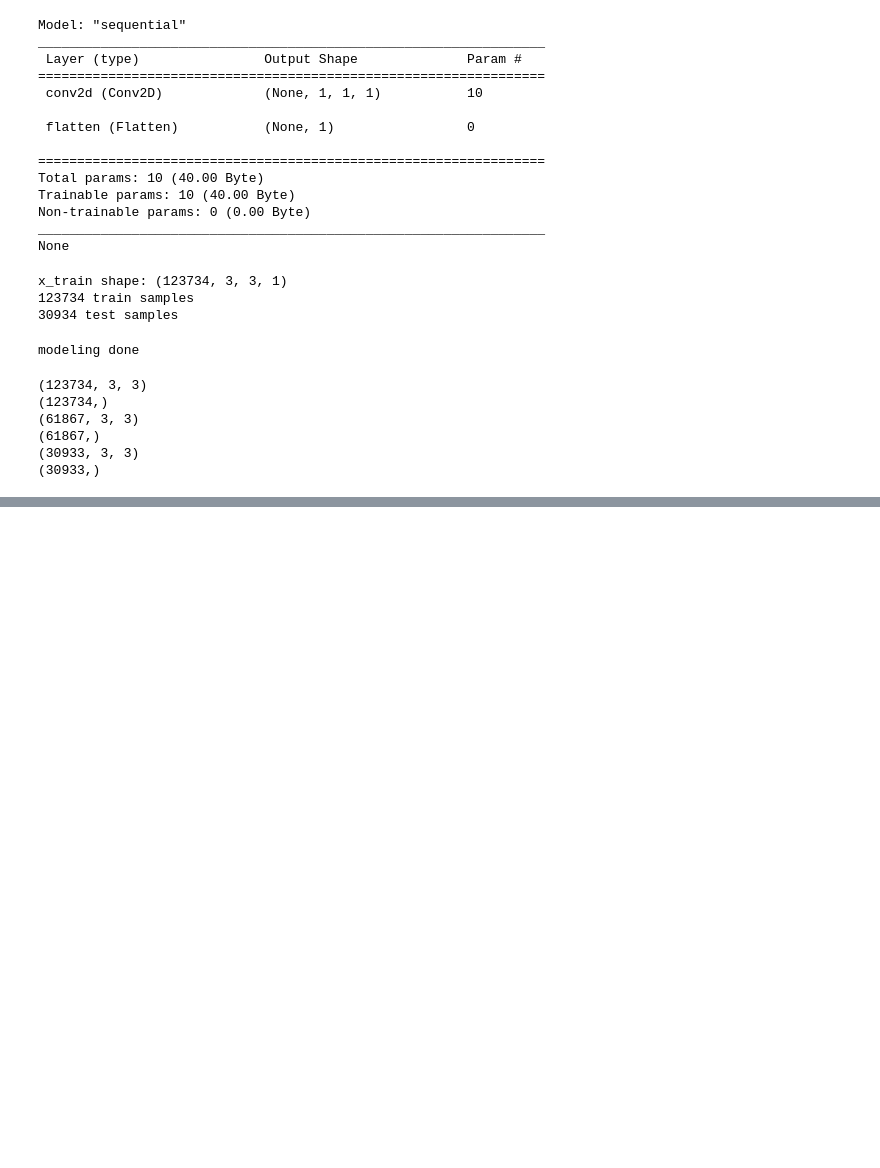
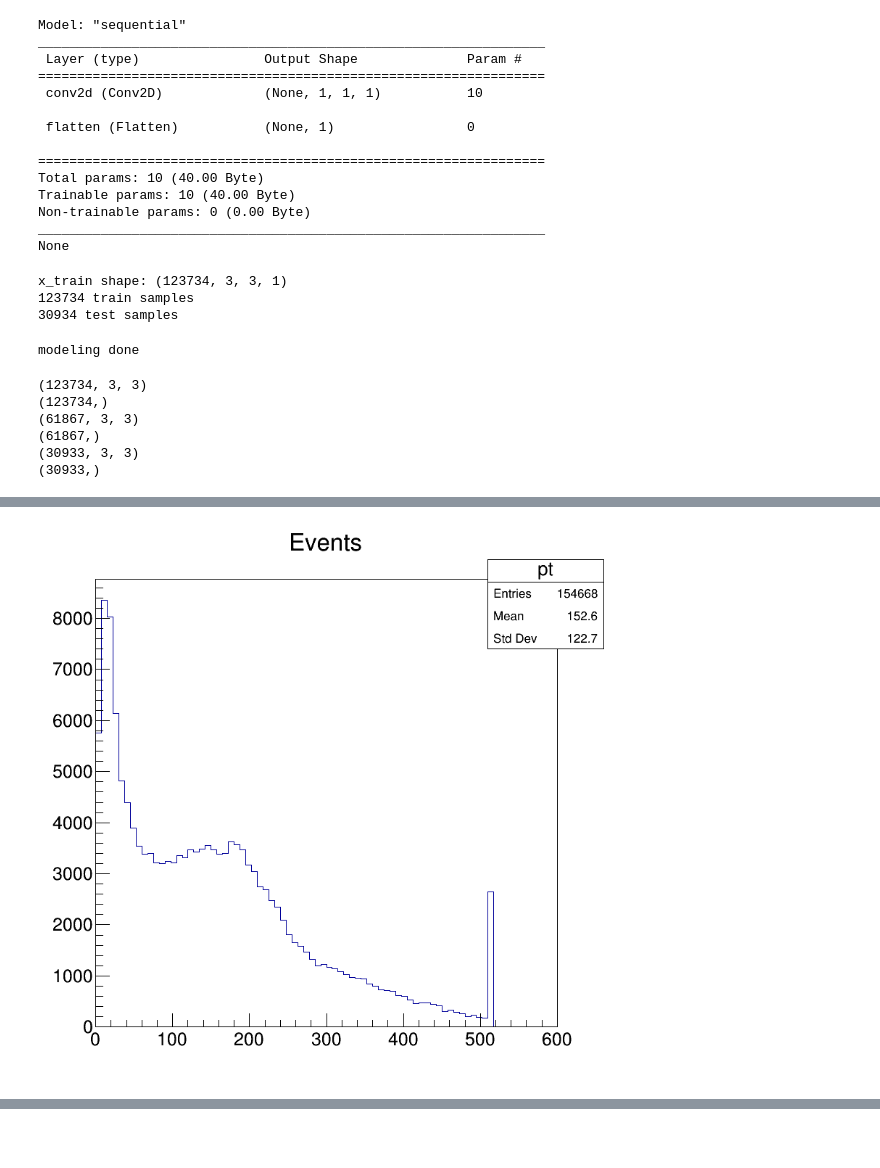
Before and after one commit to GitoPR/BoostedJetML, a Jupyter notebook: BoostedJet_modified.ipynb, the cells around one changed output, grey strips where cells are left out. Saved outputs shown, nothing was run; the diff lists cells and outputs as text; code cells hidden in the pictures; blank space fills up the shorter version.

```diff
--- a/BoostedJet_modified.ipynb
+++ b/BoostedJet_modified.ipynb
@@ -534,0 +528,24 @@ alldata.shape
+# %%
+l1_jets_resized = []
+
+for ele in (l1_jets):
+    placeholder = []
+
+    for i in range(3):
+        placeholder.append(ele[0][i])
+
+    placeholder.append(ele[1])
+    l1_jets_resized.append(placeholder)
+
+vLorentz = []
+for ele in (l1_jets_resized):
+
+    Lorentz = root.TLorentzVector()
+
+    Lorentz.SetPxPyPzE(ele[0],ele[1], ele[2], ele[3])
+
+    vLorentz.append(Lorentz)
+
+LorentzVectors = np.array(vLorentz)
+
+print (LorentzVectors.shape)
@@ -534,0 +642,12 @@ alldata.shape
+# %%
+hs1  = root.TH1F("pt", "Events", 80, 0, 600)
+
+for ele in LorentzVectors:
+    hs1.Fill(ele.Pt())
+
+
+cnvs = root.TCanvas("cnvs", "canvas", 800, 800)
+hs1.SetFillColor(0)
+hs1.Draw()
+cnvs.Draw()
+# %% [output]
@@ -534,0 +656 @@ alldata.shape
+[figure, added]
```
Also changed, not shown: parts of 21 cells of this notebook, 3 other files.
